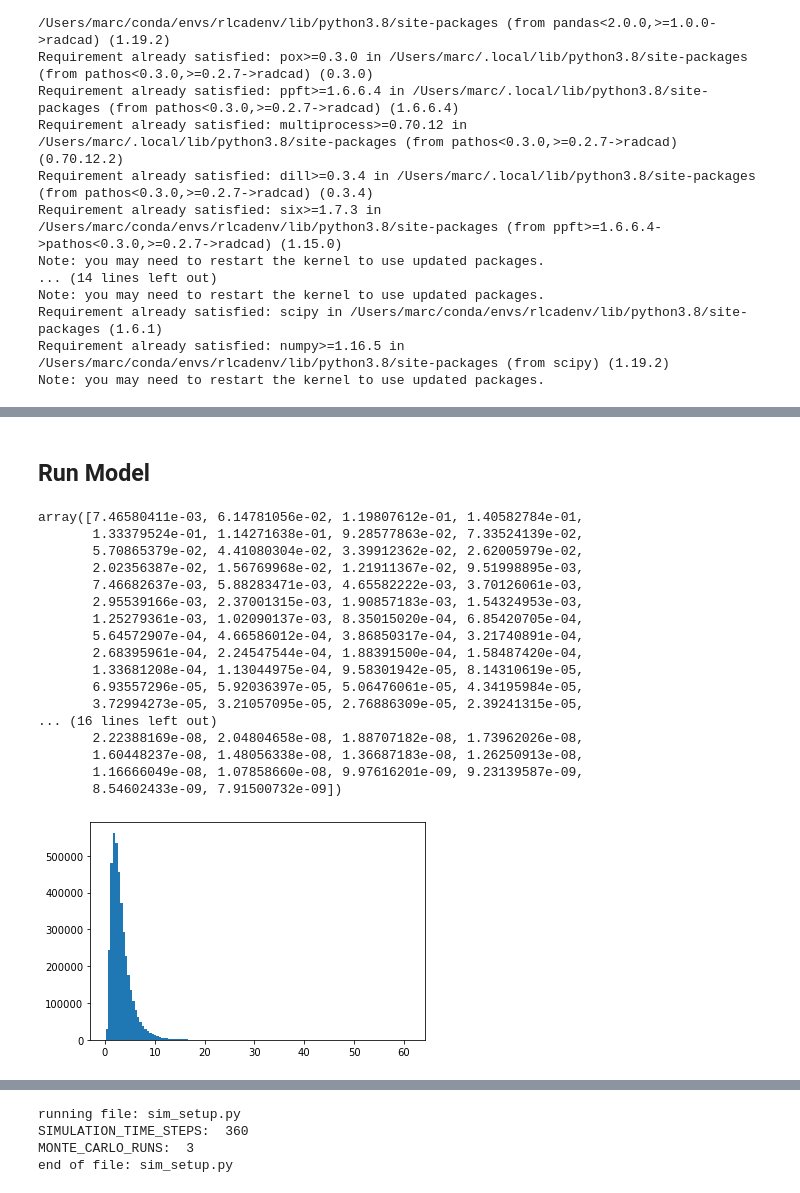
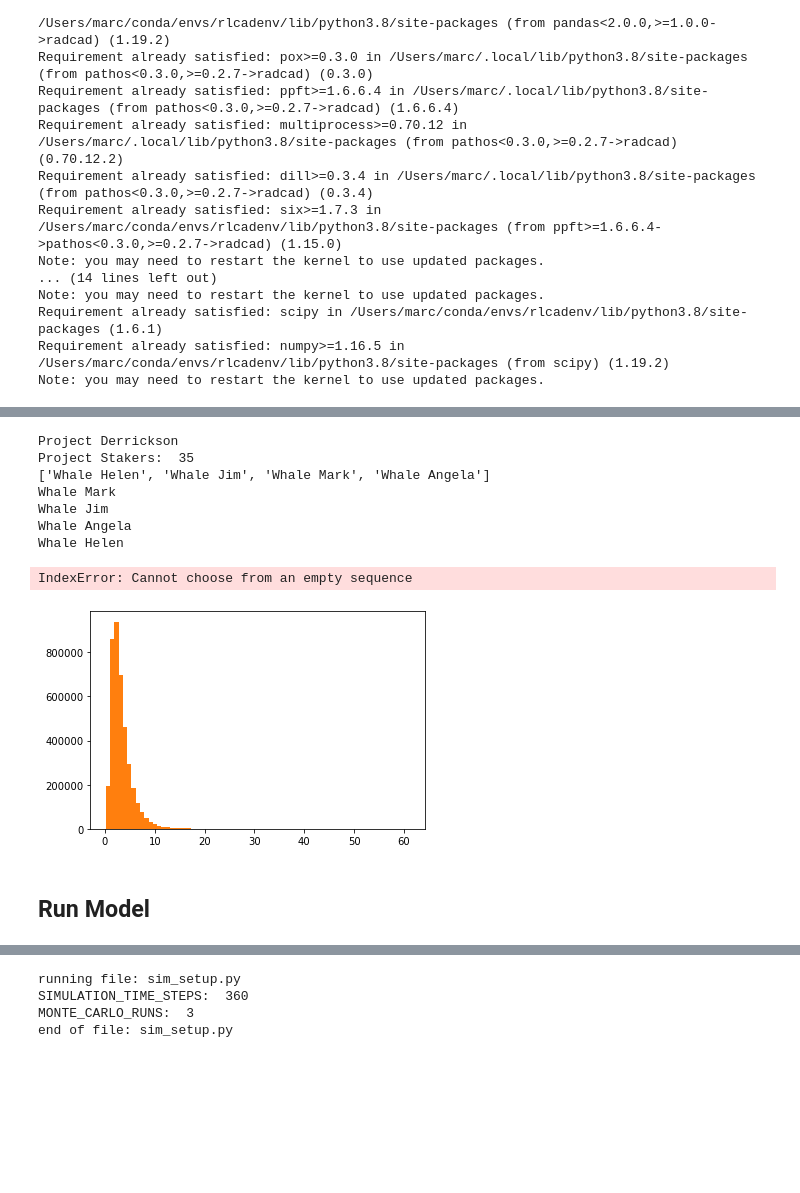
Before and after one commit to marc4gov/dao2nft, a Jupyter notebook: dao2nft.ipynb, the cells around one changed output, grey strips where cells are left out. Cells and saved outputs as stored; diff of their text form; code cells hidden in the pictures; blank space fills up the shorter version.

Commit message:
update model2 graphs

```diff
--- a/dao2nft.ipynb
+++ b/dao2nft.ipynb
@@ -91,24 +128,20 @@ Note: you may need to restart the kernel to use updated packages.
+# %%
+weights = probabilities(total_stakeholders, 1.0, random.choice([0.3, 0.4, 0.5, 0.6]), total_votes)
+weights
+stakeholders = generate_stakeholders(list(weights))
+stakeholders
+
+graph = generate_stakeholder_graph(projects, total_stakeholders, total_votes)
+graph.nodes()
+# %% [output]
+Project Derrickson
+Project Stakers:  35
+['Whale Helen', 'Whale Jim', 'Whale Mark', 'Whale Angela']
+Whale Mark
+Whale Jim
+Whale Angela
+Whale Helen
+IndexError: Cannot choose from an empty sequence
+[figure, added]
 # %% [markdown]
 ## Run Model
-# %%
-from model.parts.agents.util.sourcecred.oceanrounds import probabilities
-probabilities(126, 1, 0.6, 4_000_000)
-# %% [output]
-array([7.46580411e-03, 6.14781056e-02, 1.19807612e-01, 1.40582784e-01,
-       1.33379524e-01, 1.14271638e-01, 9.28577863e-02, 7.33524139e-02,
-       5.70865379e-02, 4.41080304e-02, 3.39912362e-02, 2.62005979e-02,
-       2.02356387e-02, 1.56769968e-02, 1.21911367e-02, 9.51998895e-03,
-       7.46682637e-03, 5.88283471e-03, 4.65582222e-03, 3.70126061e-03,
-       2.95539166e-03, 2.37001315e-03, 1.90857183e-03, 1.54324953e-03,
-       1.25279361e-03, 1.02090137e-03, 8.35015020e-04, 6.85420705e-04,
-       5.64572907e-04, 4.66586012e-04, 3.86850317e-04, 3.21740891e-04,
-       2.68395961e-04, 2.24547544e-04, 1.88391500e-04, 1.58487420e-04,
-       1.33681208e-04, 1.13044975e-04, 9.58301942e-05, 8.14310619e-05,
-       6.93557296e-05, 5.92036397e-05, 5.06476061e-05, 4.34195984e-05,
-       3.72994273e-05, 3.21057095e-05, 2.76886309e-05, 2.39241315e-05,
-... (16 lines left out)
-       2.22388169e-08, 2.04804658e-08, 1.88707182e-08, 1.73962026e-08,
-       1.60448237e-08, 1.48056338e-08, 1.36687183e-08, 1.26250913e-08,
-       1.16666049e-08, 1.07858660e-08, 9.97616201e-09, 9.23139587e-09,
-       8.54602433e-09, 7.91500732e-09])
-[figure, removed]
```
Also changed, not shown: parts of 3 cells of this notebook, 1 other file.
